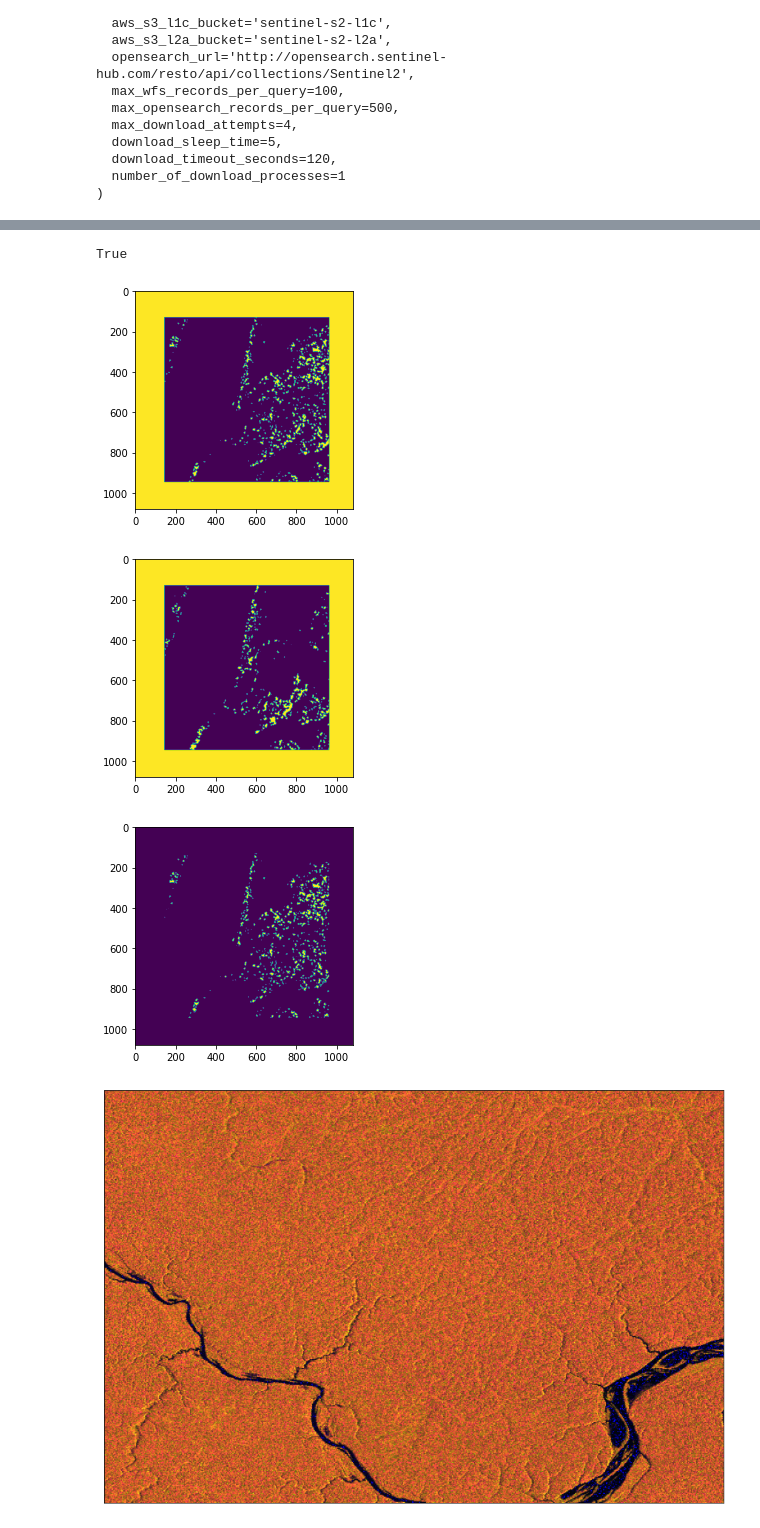
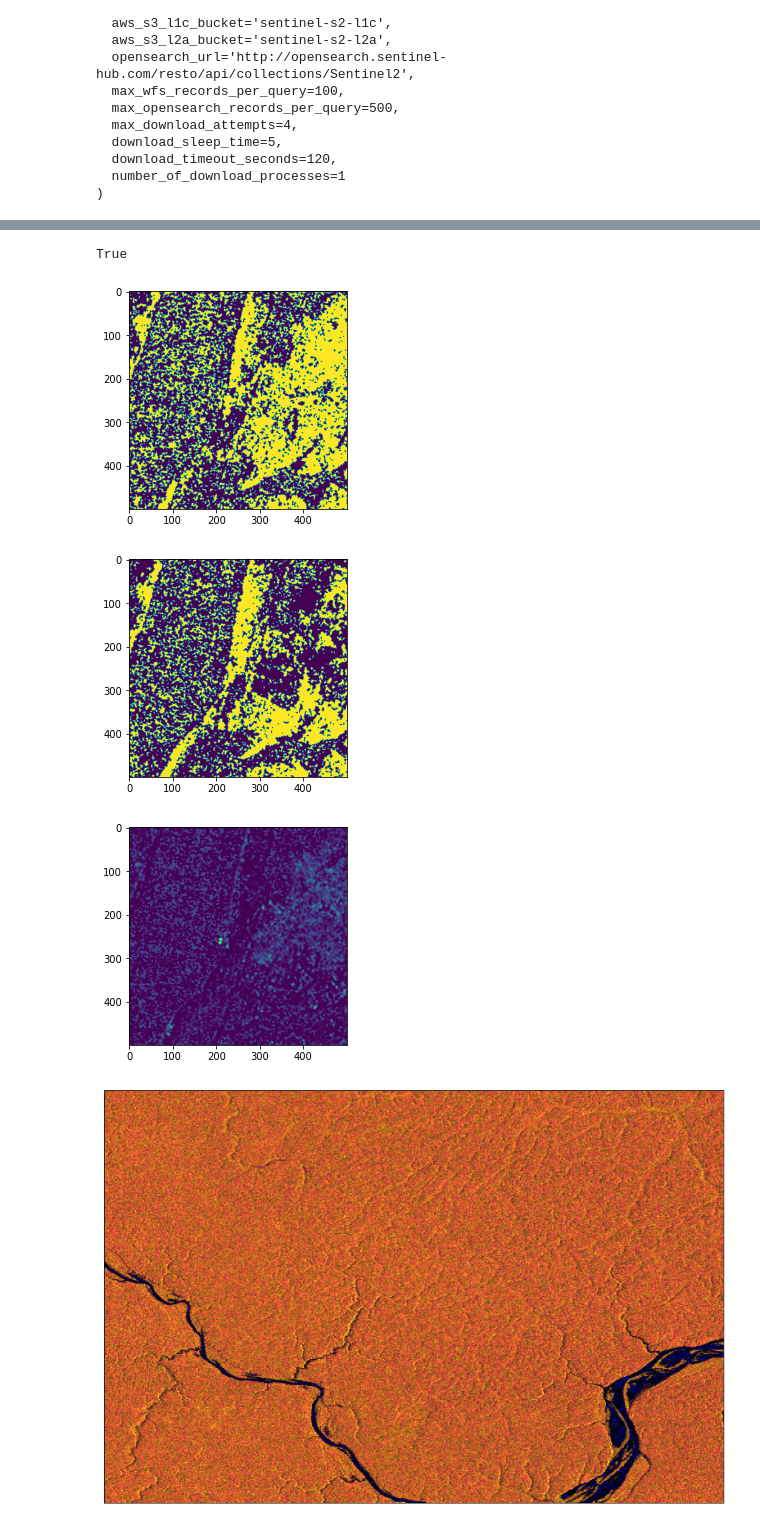
Before and after one commit to julianl092/amazon-barge-detection, a Jupyter notebook: data-collection/sentinel_1_pull_and_tile.ipynb, the cells around one changed output, grey strips where cells are left out. Drawn from its saved outputs; the diff is of its cells as text; code cells hidden in the pictures.

```diff
--- a/data-collection/sentinel_1_pull_and_tile.ipynb
+++ b/data-collection/sentinel_1_pull_and_tile.ipynb
@@ -194,40 +258,42 @@ import cv2
 
 # file_name = 'longlat-64.806529_-9.501545.png'
 # file_name2= 'longlat-64.828469_-9.541491.png'
 # folder1_name = '2021-04-12_2021-04-13'
 # folder2_name = '2021-04-10_2021-04-13'
 # img1_path = os.path.join(dir_path, '../data/' + folder1_name + '/' + file_name2)
 # img2_path = os.path.join(dir_path, '../data/' + folder2_name + '/' + file_name2)
 
 # file_name = 'longlat-64.94333_-9.620842.png'
-file_name = 'longlat-64.81439_-9.516611.png'
+file_name = 'longlat-64.81439_-9.516611.tiff'
 # file_name2= 'longlat-64.828469_-9.541491.png'
 # file_name2 = 'longlat-65.04333_-9.720842.png'
 # folder1_name = '2021-03-19_2021-03-24'
 folder1_name = '2021-03-25_2021-03-27'
 folder2_name = '2021-02-19_2021-02-24'
 img1_path = os.path.join(dir_path, '../data/' + folder1_name + '/' + file_name)
 img2_path = os.path.join(dir_path, '../data/' + folder2_name + '/' + file_name)
 
 im1_gray = cv2.imread(img1_path, cv2.IMREAD_GRAYSCALE)
 im2_gray = cv2.imread(img2_path, cv2.IMREAD_GRAYSCALE)
-(thresh1, im1_bw) = cv2.threshold(im1_gray, 128, 255, cv2.THRESH_BINARY | cv2.THRESH_OTSU)
-(thresh2, im2_bw) = cv2.threshold(im2_gray, 128, 255, cv2.THRESH_BINARY | cv2.THRESH_OTSU)
-sub = cv2.subtract(im1_bw, im2_bw)
+# im1_gray = cv2.imread(img1_path)
+# im2_gray = cv2.imread(img2_path)
+# (thresh1, im1_bw) = cv2.threshold(im1_gray, 128, 255, cv2.THRESH_BINARY | cv2.THRESH_OTSU)
+# (thresh2, im2_bw) = cv2.threshold(im2_gray, 128, 255, cv2.THRESH_BINARY | cv2.THRESH_OTSU)
+sub = cv2.subtract(im1_gray, im2_gray)
 plt.figure()
 plt.imshow(im1_bw)
 plt.figure()
 plt.imshow(im2_bw)
 plt.figure()
 plt.imshow(sub)
 diff_path = os.path.join(dir_path, '../data/diff/' + folder1_name + '__' + folder2_name + '_' + file_name)
 # plt.savefig(diff_path)
 cv2.imwrite(diff_path, sub)
 # %% [output]
 True
-[figure, old version]
+[figure, new version]
-[figure, old version]
+[figure, new version]
-[figure, old version]
+[figure, new version]
 # %%
 # long_corner = -60.3
 # lat_corner = -3.4
```
Also changed, not shown: parts of 9 cells of this notebook.
